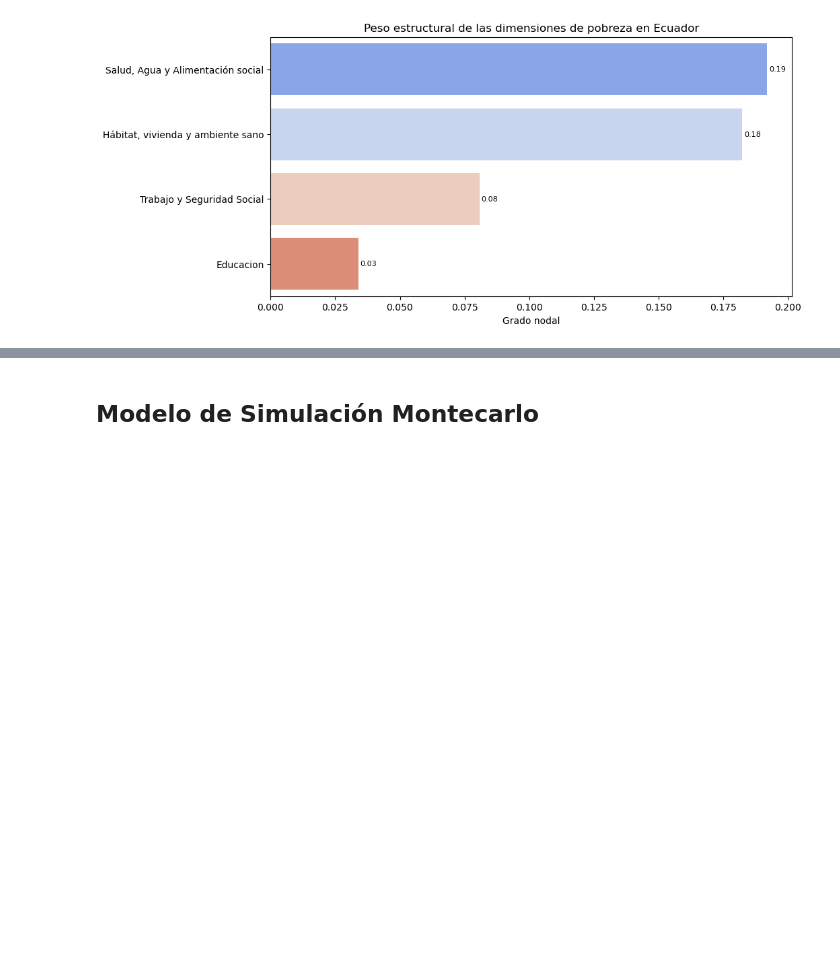
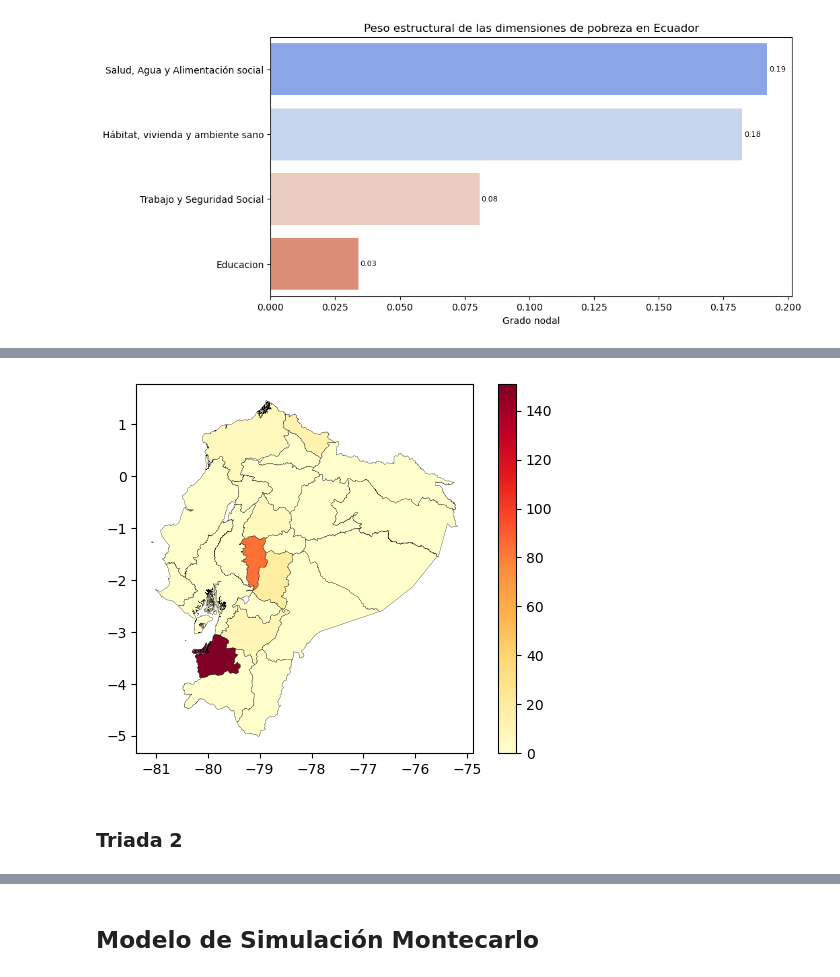
Before and after one commit to gonzalesomar/Modelo_Pobreza_Multidimensional, a Jupyter notebook: model_eval.ipynb, the cells around one changed output, grey strips where cells are left out. Cells and saved outputs as stored; diff of their text form; code cells hidden in the pictures; blank space fills up the shorter version.

```diff
--- a/model_eval.ipynb
+++ b/model_eval.ipynb
@@ -373,0 +466,2 @@ else:
+# %%
+triada_1 = indices_mapeo[indices_mapeo['Agua publica'] + indices_mapeo['Deficit habitacional'] +  indices_mapeo['Recoleccion Basura'] + indices_mapeo['Saneamiento Excretas']== 4]
@@ -373,0 +506,4 @@ else:
+# %%
+# Calcular la cantidad de triadas en cada provincia
+city_counts = triada_1['ciudad'].value_counts().reset_index()
+city_counts.columns = ['ciudad', 'quantity']
@@ -373,0 +526,15 @@ else:
+# %%
+# Unir los datos de las triadas con los datos geográficos
+merged = ecuador.set_index('ADM1_ES').join(city_counts.set_index('ciudad'))
+
+# Completar los valores faltantes con 0
+merged['quantity'] = merged['quantity'].fillna(0)
+
+# Plotear el mapa
+fig, ax = plt.subplots(1, 1)
+merged.plot(column='quantity', ax=ax, edgecolor='black', linewidth=0.2, legend=True, cmap='YlOrRd')
+plt.show()
+# %% [output]
+[figure, added]
+# %% [markdown]
+### Triada 2
```
Also changed, not shown: parts of 12 cells of this notebook, 12 other files.
